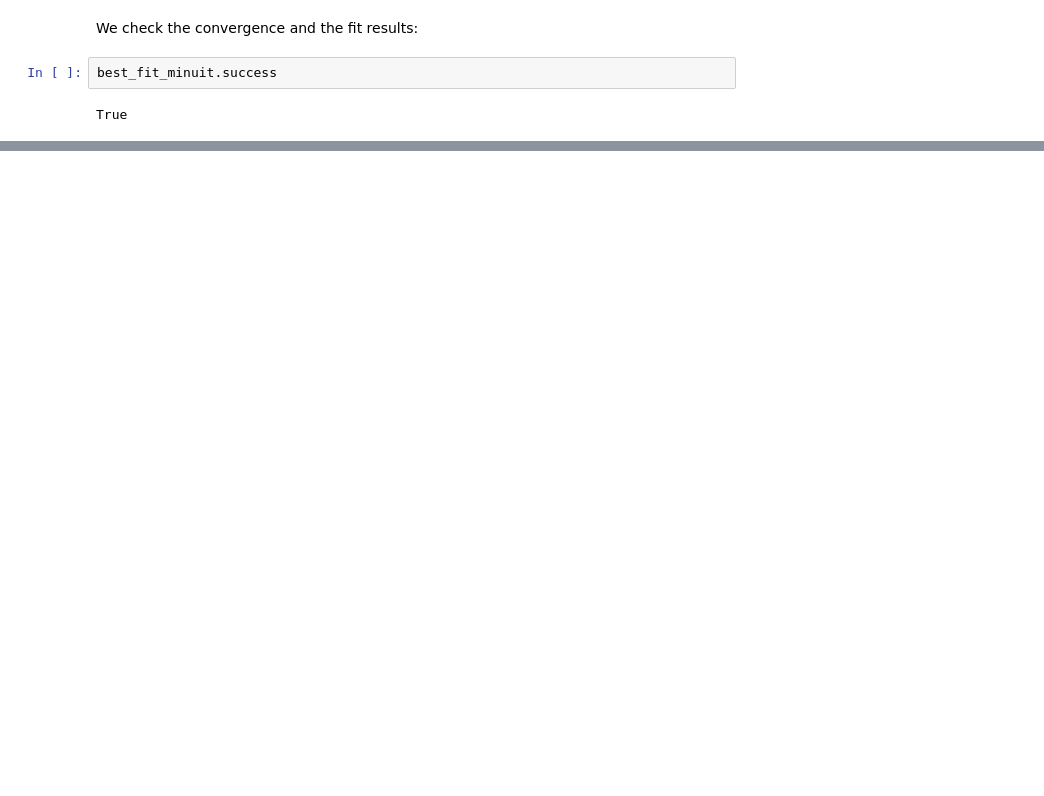
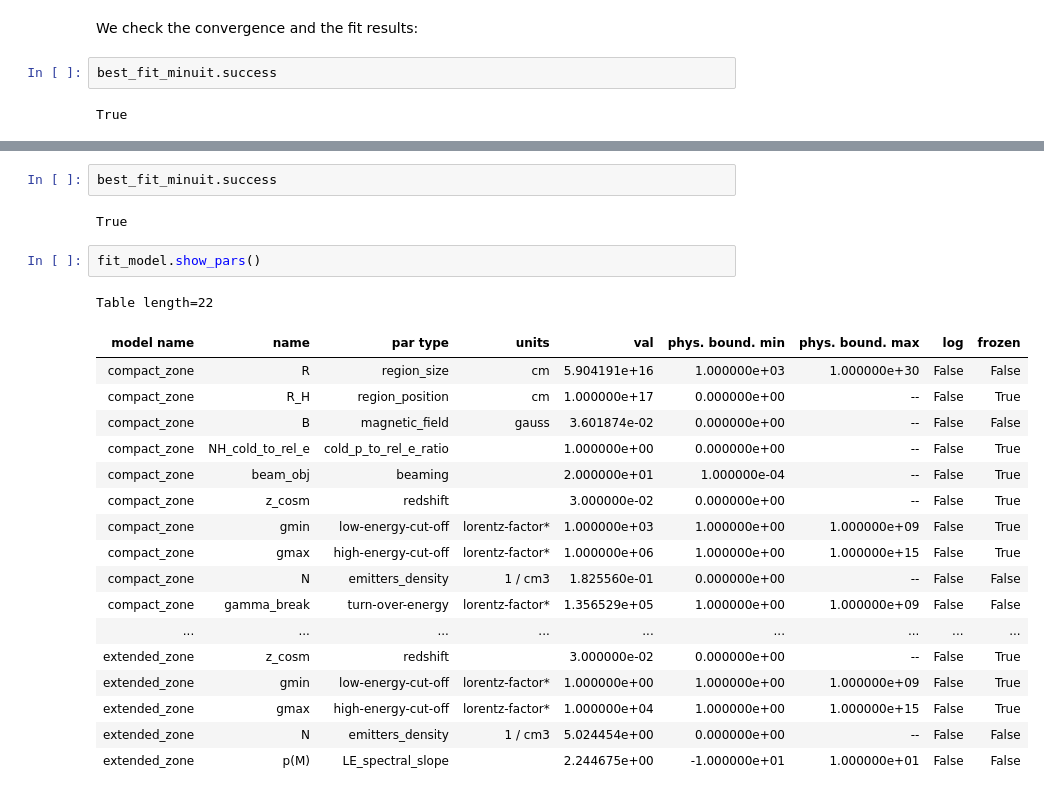
Before and after one commit to Axelarbetengels/JetSeT_notebooks_SextenWorkshop, a Jupyter notebook: JetSeT_SED_twozone.ipynb, the cells around one changed output, grey strips where cells are left out. Cells and saved outputs as stored; diff of their text form; blank space fills up the shorter version.

```diff
--- a/JetSeT_SED_twozone.ipynb
+++ b/JetSeT_SED_twozone.ipynb
@@ -313,0 +324,25 @@ Table length=22
+# %%
+best_fit_minuit.success
+# %% [output]
+True
+# %%
+fit_model.show_pars()
+# %% [output]
+Table length=22
+| model name | name | par type | units | val | phys. bound. min | phys. bound. max | log | frozen |
+| compact_zone | R | region_size | cm | 5.904191e+16 | 1.000000e+03 | 1.000000e+30 | False | False |
+| compact_zone | R_H | region_position | cm | 1.000000e+17 | 0.000000e+00 | -- | False | True |
+| compact_zone | B | magnetic_field | gauss | 3.601874e-02 | 0.000000e+00 | -- | False | False |
+| compact_zone | NH_cold_to_rel_e | cold_p_to_rel_e_ratio |  | 1.000000e+00 | 0.000000e+00 | -- | False | True |
+| compact_zone | beam_obj | beaming |  | 2.000000e+01 | 1.000000e-04 | -- | False | True |
+| compact_zone | z_cosm | redshift |  | 3.000000e-02 | 0.000000e+00 | -- | False | True |
+| compact_zone | gmin | low-energy-cut-off | lorentz-factor* | 1.000000e+03 | 1.000000e+00 | 1.000000e+09 | False | True |
+| compact_zone | gmax | high-energy-cut-off | lorentz-factor* | 1.000000e+06 | 1.000000e+00 | 1.000000e+15 | False | True |
+| compact_zone | N | emitters_density | 1 / cm3 | 1.825560e-01 | 0.000000e+00 | -- | False | False |
+| compact_zone | gamma_break | turn-over-energy | lorentz-factor* | 1.356529e+05 | 1.000000e+00 | 1.000000e+09 | False | False |
+| ... | ... | ... | ... | ... | ... | ... | ... | ... |
+| extended_zone | z_cosm | redshift |  | 3.000000e-02 | 0.000000e+00 | -- | False | True |
+| extended_zone | gmin | low-energy-cut-off | lorentz-factor* | 1.000000e+00 | 1.000000e+00 | 1.000000e+09 | False | True |
+| extended_zone | gmax | high-energy-cut-off | lorentz-factor* | 1.000000e+04 | 1.000000e+00 | 1.000000e+15 | False | True |
+| extended_zone | N | emitters_density | 1 / cm3 | 5.024454e+00 | 0.000000e+00 | -- | False | False |
+| extended_zone | p(M) | LE_spectral_slope |  | 2.244675e+00 | -1.000000e+01 | 1.000000e+01 | False | False |
```
Also changed, not shown: parts of 21 cells of this notebook.
